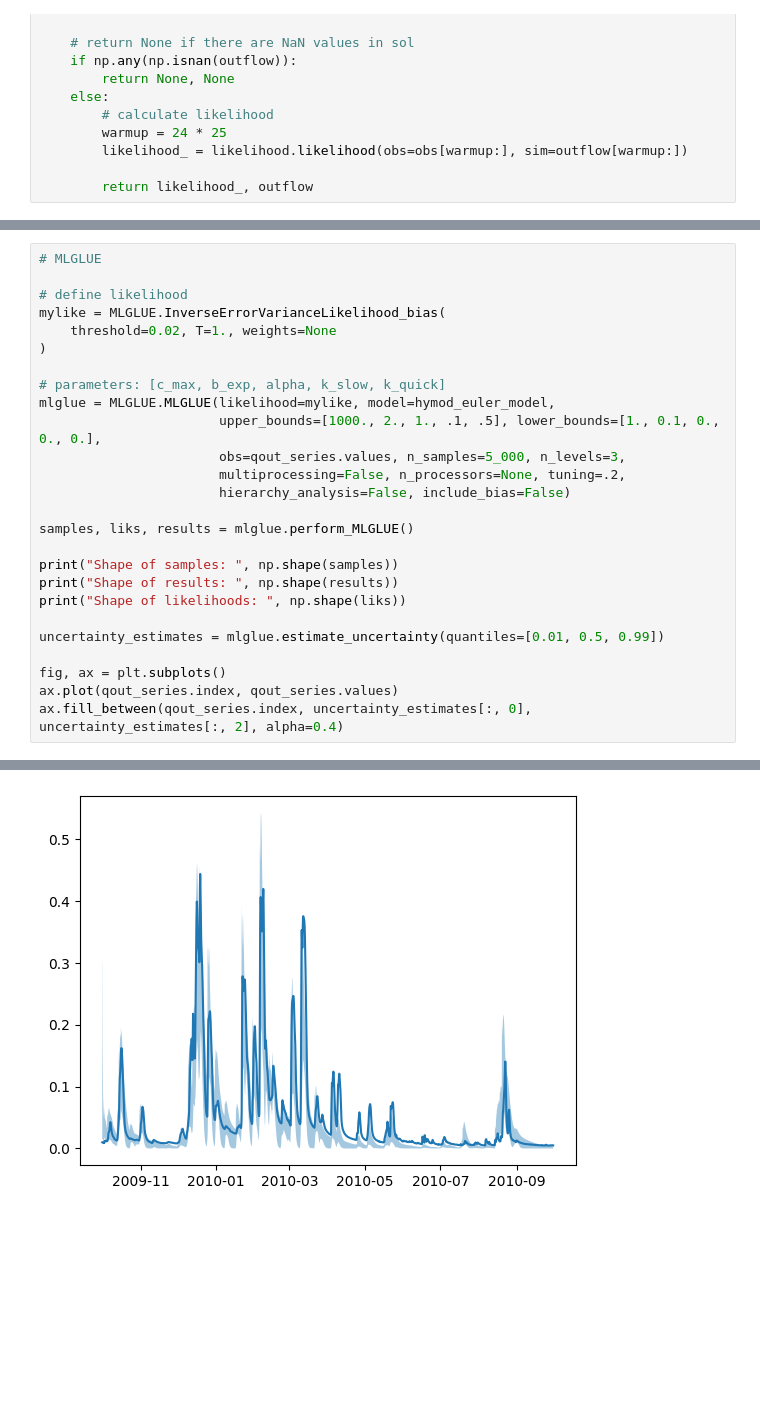
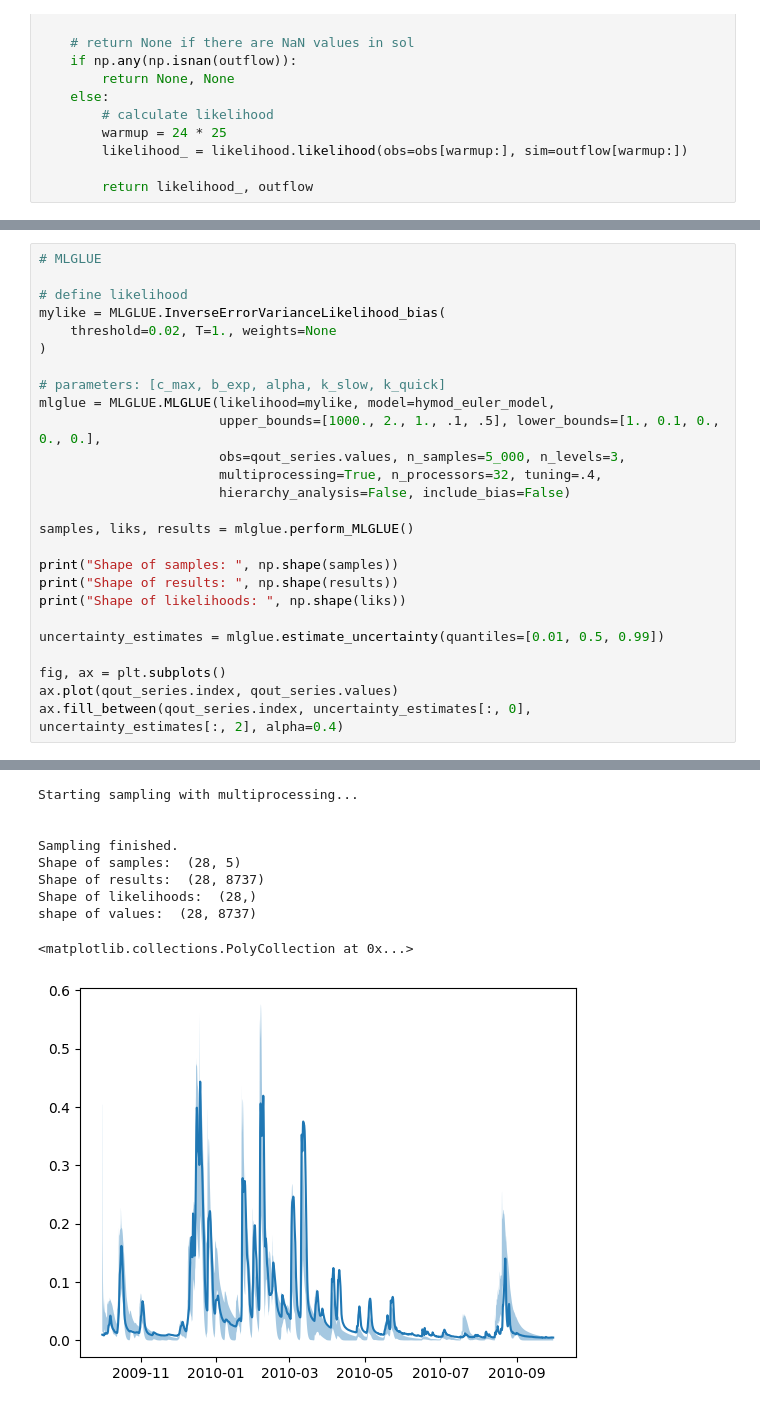
Before and after one commit to iGW-TU-Dresden/MLGLUE, a Jupyter notebook: EX02_HYMOD.ipynb, the cells around one changed output, grey strips where cells are left out. Saved outputs shown, nothing was run; the diff lists cells and outputs as text; blank space fills up the shorter version.

```diff
--- a/EX02_HYMOD.ipynb
+++ b/EX02_HYMOD.ipynb
@@ -317,7 +320,7 @@ mylike = MLGLUE.InverseErrorVarianceLikelihood_bias(
 mlglue = MLGLUE.MLGLUE(likelihood=mylike, model=hymod_euler_model,
                        upper_bounds=[1000., 2., 1., .1, .5], lower_bounds=[1., 0.1, 0., 0., 0.],
                        obs=qout_series.values, n_samples=5_000, n_levels=3,
-                       multiprocessing=False, n_processors=None, tuning=.2,
+                       multiprocessing=True, n_processors=32, tuning=.4,
                        hierarchy_analysis=False, include_bias=False)
 
 samples, liks, results = mlglue.perform_MLGLUE()
@@ -353,2 +358,11 @@ shape of values:  (46, 8737)
+Starting sampling with multiprocessing...
+
+
+Sampling finished.
+Shape of samples:  (28, 5)
+Shape of results:  (28, 8737)
+Shape of likelihoods:  (28,)
+shape of values:  (28, 8737)
+<matplotlib.collections.PolyCollection at 0x...>
-[figure, old version]
+[figure, new version]
 # %%
```
Also changed, not shown: parts of 8 cells of this notebook.
